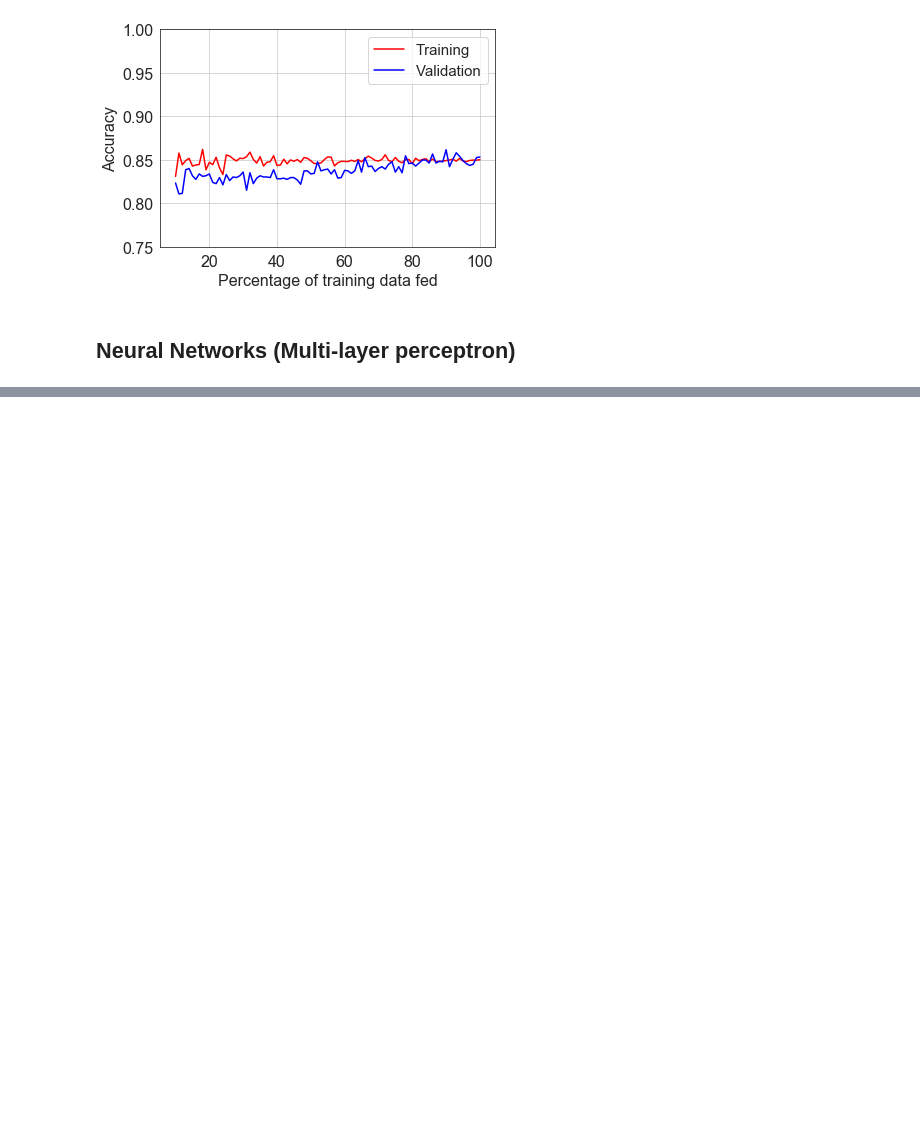
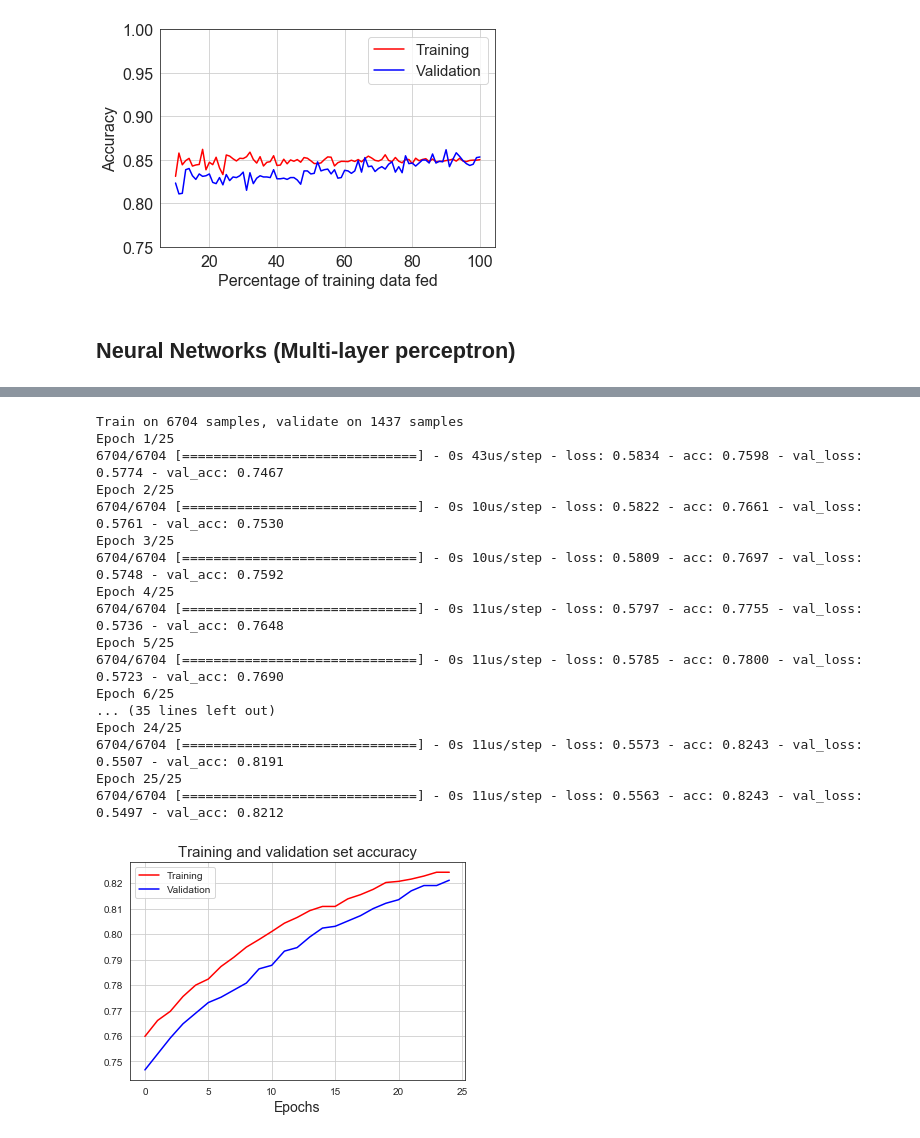
Before and after one commit to erikapat/ML_ALGORITHMS_TEST, a Jupyter notebook: LEARNING_AND_COMPLEXITY_CURVES/Example.ipynb, the cells around one changed output, grey strips where cells are left out. Drawn from its saved outputs; the diff is of its cells as text; code cells hidden in the pictures; blank space fills up the shorter version.

```diff
--- a/LEARNING_AND_COMPLEXITY_CURVES/Example.ipynb
+++ b/LEARNING_AND_COMPLEXITY_CURVES/Example.ipynb
@@ -200,0 +328,25 @@ plt.show()
+# %%
+nn_model=make_NN_model(input_dim=input_dim,num_classes=num_classes,dropout_prob=0.0,learning_rate=0.0001,
+                      neuron_layer_1=10,neuron_layer_2=5,optimizer='SGD')
+# %%
+hist=run_NN(nn_model,X_train_scaled,y_train,X_val_scaled,y_val,verbosity=1,batch_size=64,
+            num_epochs=25,plot_loss=True)
+# %% [output]
+Train on 6704 samples, validate on 1437 samples
+Epoch 1/25
+6704/6704 [==============================] - 0s 43us/step - loss: 0.5834 - acc: 0.7598 - val_loss: 0.5774 - val_acc: 0.7467
+Epoch 2/25
+6704/6704 [==============================] - 0s 10us/step - loss: 0.5822 - acc: 0.7661 - val_loss: 0.5761 - val_acc: 0.7530
+Epoch 3/25
+6704/6704 [==============================] - 0s 10us/step - loss: 0.5809 - acc: 0.7697 - val_loss: 0.5748 - val_acc: 0.7592
+Epoch 4/25
+6704/6704 [==============================] - 0s 11us/step - loss: 0.5797 - acc: 0.7755 - val_loss: 0.5736 - val_acc: 0.7648
+Epoch 5/25
+6704/6704 [==============================] - 0s 11us/step - loss: 0.5785 - acc: 0.7800 - val_loss: 0.5723 - val_acc: 0.7690
+Epoch 6/25
+... (35 lines left out)
+Epoch 24/25
+6704/6704 [==============================] - 0s 11us/step - loss: 0.5573 - acc: 0.8243 - val_loss: 0.5507 - val_acc: 0.8191
+Epoch 25/25
+6704/6704 [==============================] - 0s 11us/step - loss: 0.5563 - acc: 0.8243 - val_loss: 0.5497 - val_acc: 0.8212
+[figure, added]
```
Also changed, not shown: parts of 11 cells of this notebook.
